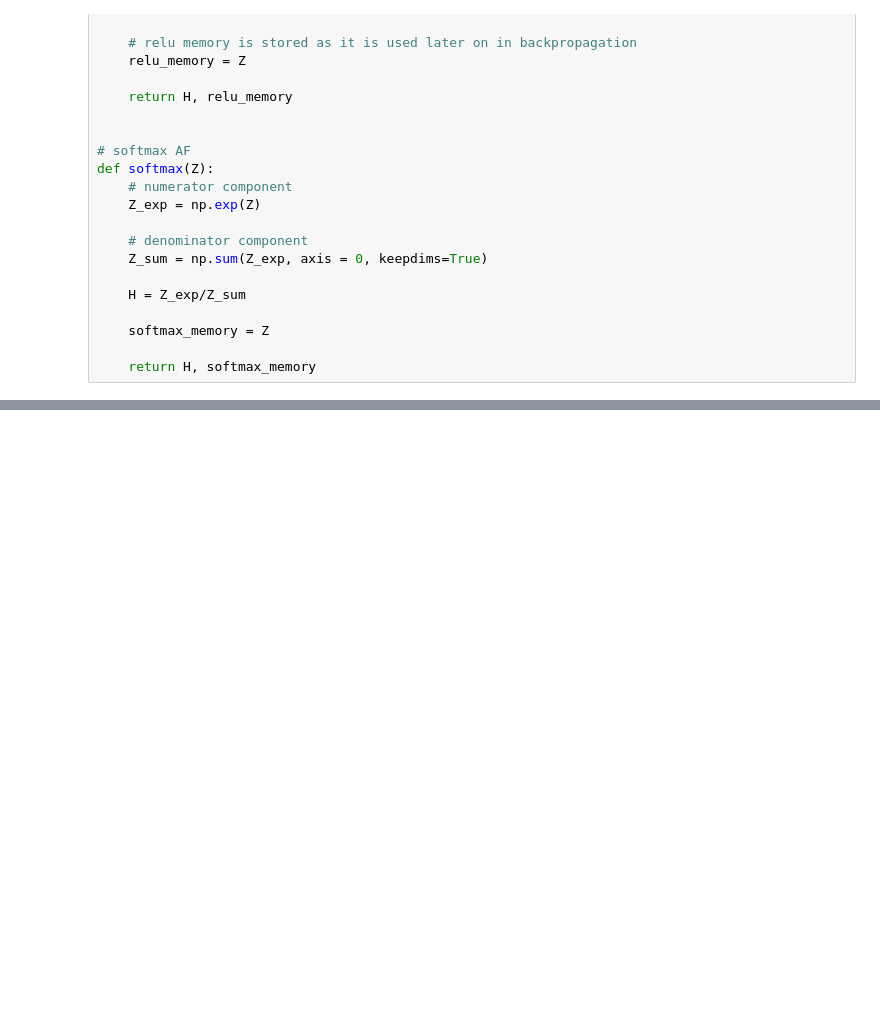
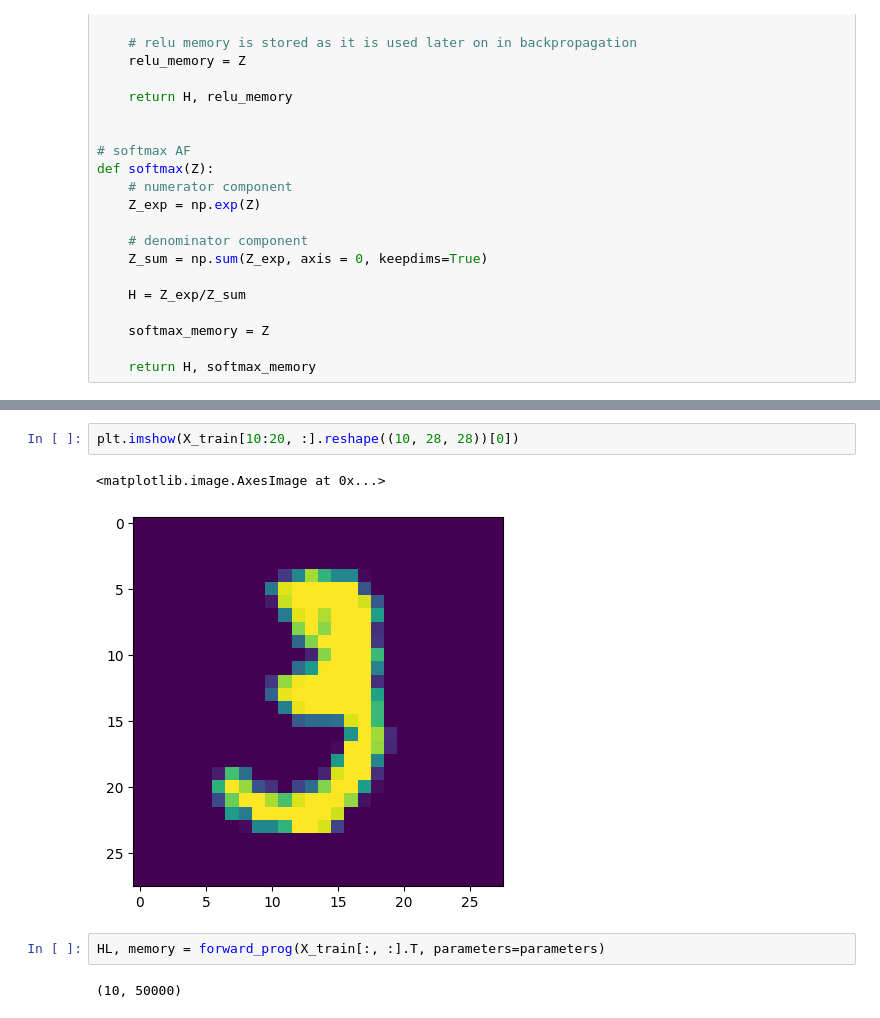
Before and after one commit to santhoshkavi123/deep_learning_sans, a Jupyter notebook: Neural_Networks/FeedForward_NN/MINIST.ipynb, the cells around one changed output, grey strips where cells are left out. Saved outputs shown, nothing was run; the diff lists cells and outputs as text; blank space fills up the shorter version.

Commit message:
working on MNIST Dataset - completed part - I of the feed forward neural network

```diff
--- a/Neural_Networks/FeedForward_NN/MINIST.ipynb
+++ b/Neural_Networks/FeedForward_NN/MINIST.ipynb
@@ -204,0 +323,9 @@ def softmax(Z):
+# %%
+plt.imshow(X_train[10:20, :].reshape((10, 28, 28))[0])
+# %% [output]
+<matplotlib.image.AxesImage at 0x...>
+[figure, added]
+# %%
+HL, memory = forward_prog(X_train[:, :].T, parameters=parameters)
+# %% [output]
+(10, 50000)
```
Also changed, not shown: parts of 12 cells of this notebook.
